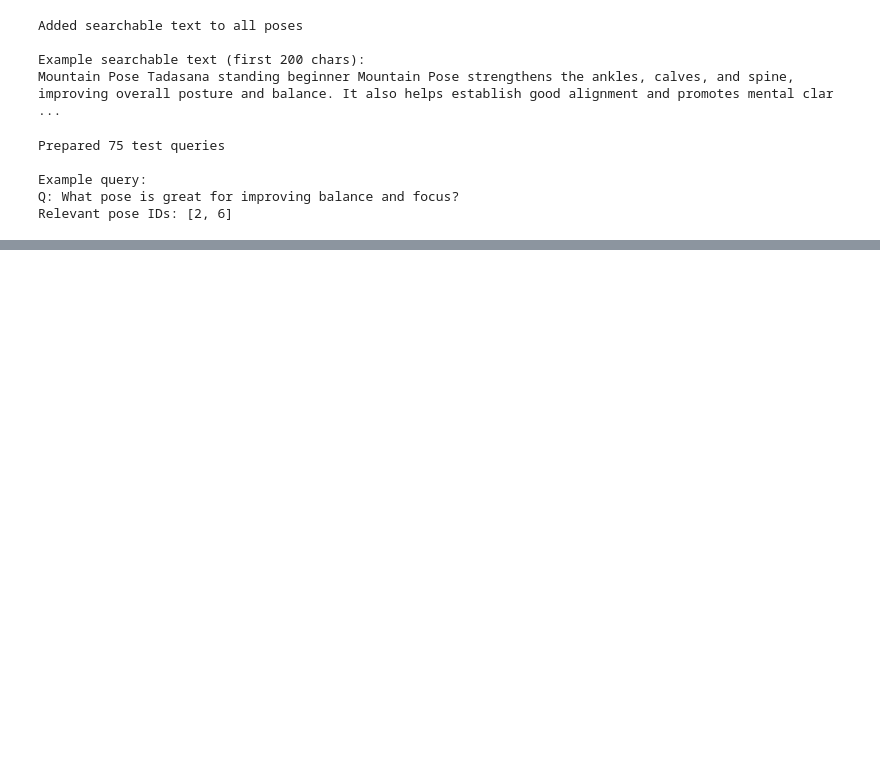
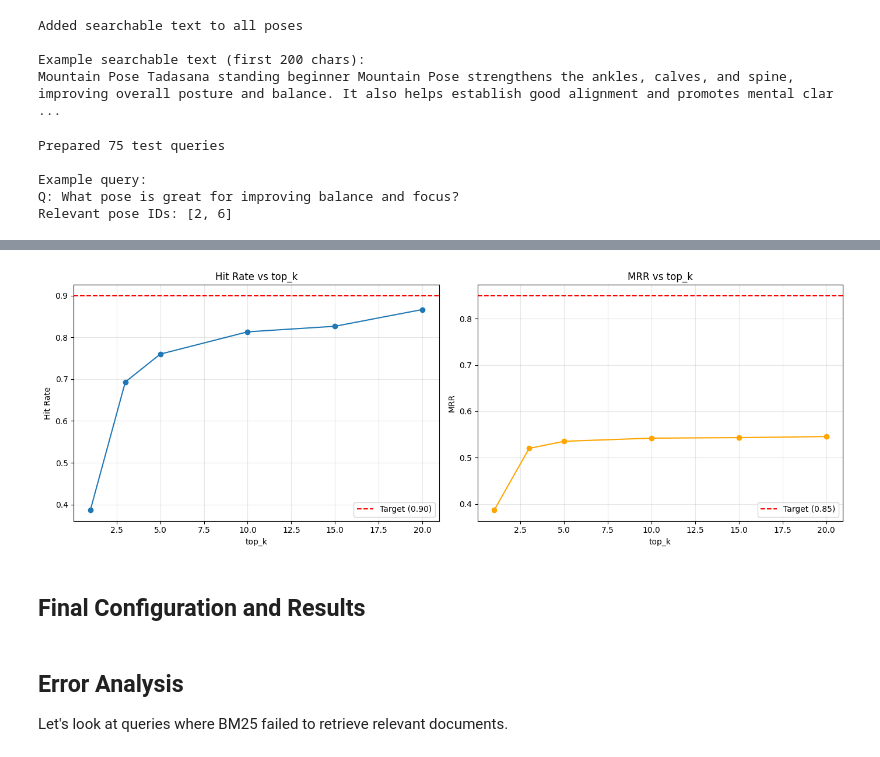
Before and after one commit to Ramsi-K/yoga-assistant-knowledge-rag, a Jupyter notebook: notebooks/retrieval-experiments.ipynb, the cells around one changed output, grey strips where cells are left out. Cells and saved outputs as stored; diff of their text form; code cells hidden in the pictures; blank space fills up the shorter version.

```diff
--- a/notebooks/retrieval-experiments.ipynb
+++ b/notebooks/retrieval-experiments.ipynb
@@ -231,0 +502,6 @@ Relevant pose IDs: [2, 6]
+# %%
+# Display results as a table
+field_results_df = pd.DataFrame(field_results)
+field_results_df = field_results_df.sort_values("hit_rate", ascending=False)
+print("=== Field Combination Results (sorted by hit rate) ===")
+field_results_df
@@ -231,0 +518,7 @@ Relevant pose IDs: [2, 6]
+# %%
+# Select best field combination
+best_fields_config = field_results_df.iloc[0]
+print(f"=== Best Field Configuration ===")
+print(f"Fields: {best_fields_config['fields']}")
+print(f"Hit Rate: {best_fields_config['hit_rate']:.3f}")
+print(f"MRR: {best_fields_config['mrr']:.3f}")
@@ -231,0 +584,5 @@ Relevant pose IDs: [2, 6]
+# %%
+# Display results as a table
+top_k_results_df = pd.DataFrame(top_k_results)
+print("=== Top-K Results ===")
+top_k_results_df
@@ -231,0 +598,37 @@ Relevant pose IDs: [2, 6]
+# %%
+# Visualize top_k impact
+import matplotlib.pyplot as plt
+
+fig, (ax1, ax2) = plt.subplots(1, 2, figsize=(14, 5))
+
+# Hit Rate
+ax1.plot(top_k_results_df["top_k"], top_k_results_df["hit_rate"], marker="o")
+ax1.set_xlabel("top_k")
+ax1.set_ylabel("Hit Rate")
+ax1.set_title("Hit Rate vs top_k")
+ax1.grid(True, alpha=0.3)
+ax1.axhline(y=0.9, color="r", linestyle="--", label="Target (0.90)")
+ax1.legend()
+
+# MRR
+ax2.plot(
+    top_k_results_df["top_k"],
+    top_k_results_df["mrr"],
+    marker="o",
+    color="orange",
+)
+ax2.set_xlabel("top_k")
+ax2.set_ylabel("MRR")
+ax2.set_title("MRR vs top_k")
+ax2.grid(True, alpha=0.3)
+ax2.axhline(y=0.85, color="r", linestyle="--", label="Target (0.85)")
+ax2.legend()
+
+plt.tight_layout()
+plt.savefig("../assets/hit_rate_mrr_topk_plot.png")
+plt.show()
+plt.close()
+# %% [output]
+[figure, added]
+# %% [markdown]
+## Final Configuration and Results
@@ -231,0 +672,4 @@ Relevant pose IDs: [2, 6]
+# %% [markdown]
+## Error Analysis
+
+Let's look at queries where BM25 failed to retrieve relevant documents.
```
Also changed, not shown: parts of 25 cells of this notebook, 3 other files.
